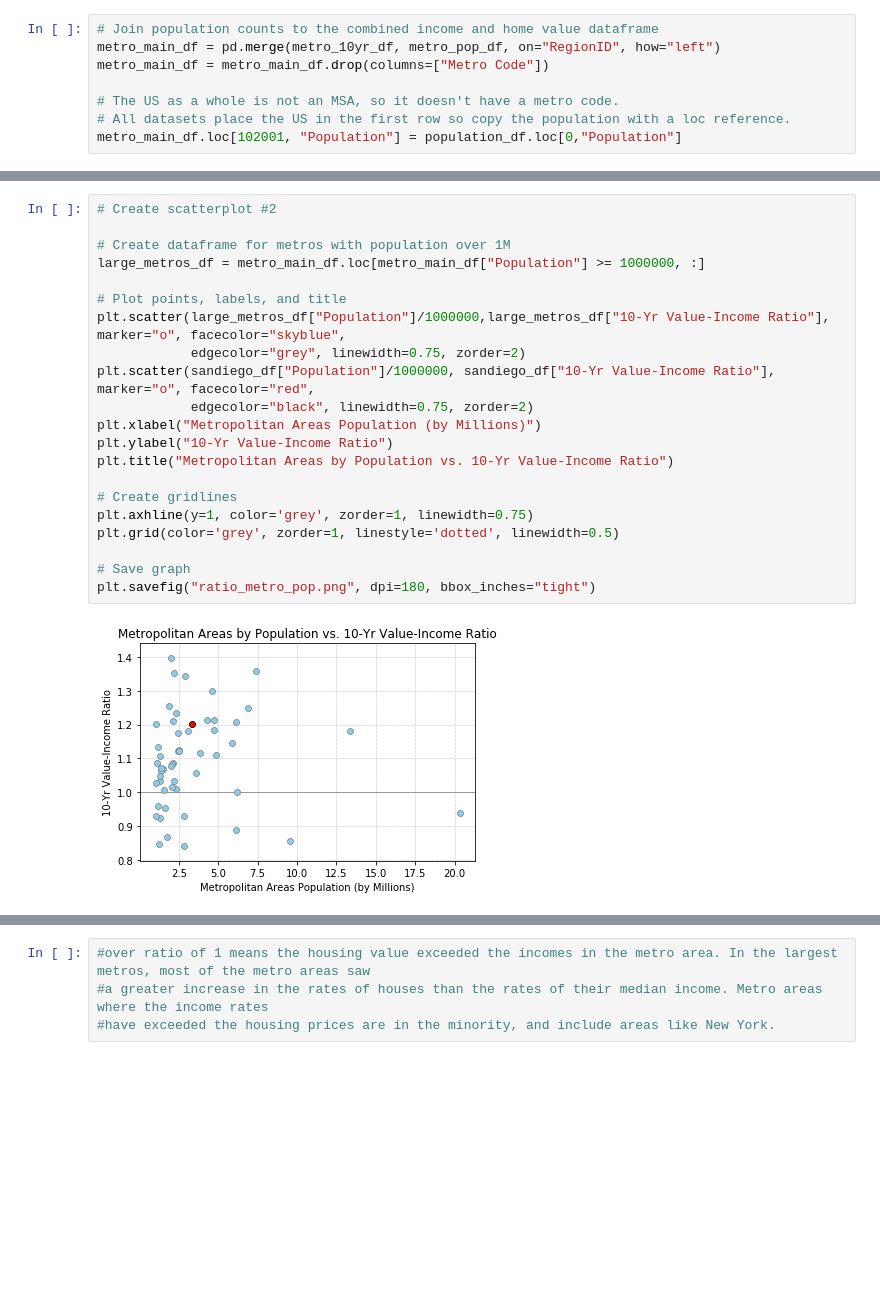
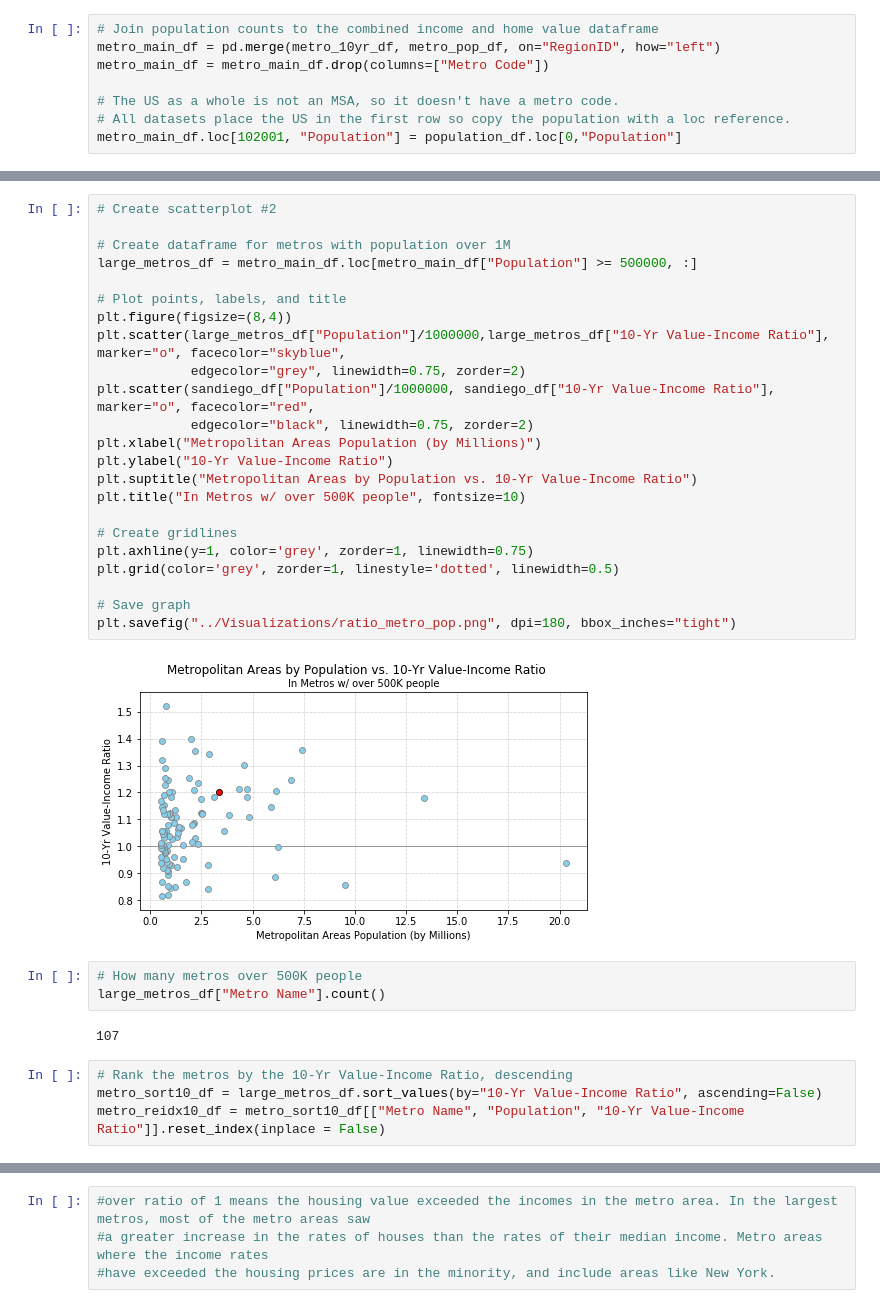
Before and after one commit to cgainor/Housing-and-Income-Appreciation, a Jupyter notebook: Work/Metro_10yr_Scatter.ipynb, the cells around one changed output, grey strips where cells are left out. Drawn from its saved outputs; the diff is of its cells as text; blank space fills up the shorter version.

```diff
--- a/Work/Metro_10yr_Scatter.ipynb
+++ b/Work/Metro_10yr_Scatter.ipynb
@@ -162,23 +186,34 @@ plt.savefig("metro_scatter.png", dpi=180, bbox_inches="tight")
 # %%
 # Create scatterplot #2
 
 # Create dataframe for metros with population over 1M
-large_metros_df = metro_main_df.loc[metro_main_df["Population"] >= 1000000, :]
+large_metros_df = metro_main_df.loc[metro_main_df["Population"] >= 500000, :]
 
 # Plot points, labels, and title
+plt.figure(figsize=(8,4))
 plt.scatter(large_metros_df["Population"]/1000000,large_metros_df["10-Yr Value-Income Ratio"], marker="o", facecolor="skyblue",
             edgecolor="grey", linewidth=0.75, zorder=2)
 plt.scatter(sandiego_df["Population"]/1000000, sandiego_df["10-Yr Value-Income Ratio"], marker="o", facecolor="red",
             edgecolor="black", linewidth=0.75, zorder=2)
 plt.xlabel("Metropolitan Areas Population (by Millions)")
 plt.ylabel("10-Yr Value-Income Ratio")
-plt.title("Metropolitan Areas by Population vs. 10-Yr Value-Income Ratio")
+plt.suptitle("Metropolitan Areas by Population vs. 10-Yr Value-Income Ratio")
+plt.title("In Metros w/ over 500K people", fontsize=10)
 
 # Create gridlines
 plt.axhline(y=1, color='grey', zorder=1, linewidth=0.75)
 plt.grid(color='grey', zorder=1, linestyle='dotted', linewidth=0.5)
 
 # Save graph
-plt.savefig("ratio_metro_pop.png", dpi=180, bbox_inches="tight")
+plt.savefig("../Visualizations/ratio_metro_pop.png", dpi=180, bbox_inches="tight")
 # %% [output]
-[figure, old version]
+[figure, new version]
+# %%
+# How many metros over 500K people
+large_metros_df["Metro Name"].count()
+# %% [output]
+107
+# %%
+# Rank the metros by the 10-Yr Value-Income Ratio, descending
+metro_sort10_df = large_metros_df.sort_values(by="10-Yr Value-Income Ratio", ascending=False)
+metro_reidx10_df = metro_sort10_df[["Metro Name", "Population", "10-Yr Value-Income Ratio"]].reset_index(inplace = False)
```
Also changed, not shown: parts of 14 cells of this notebook, 4 other files.
